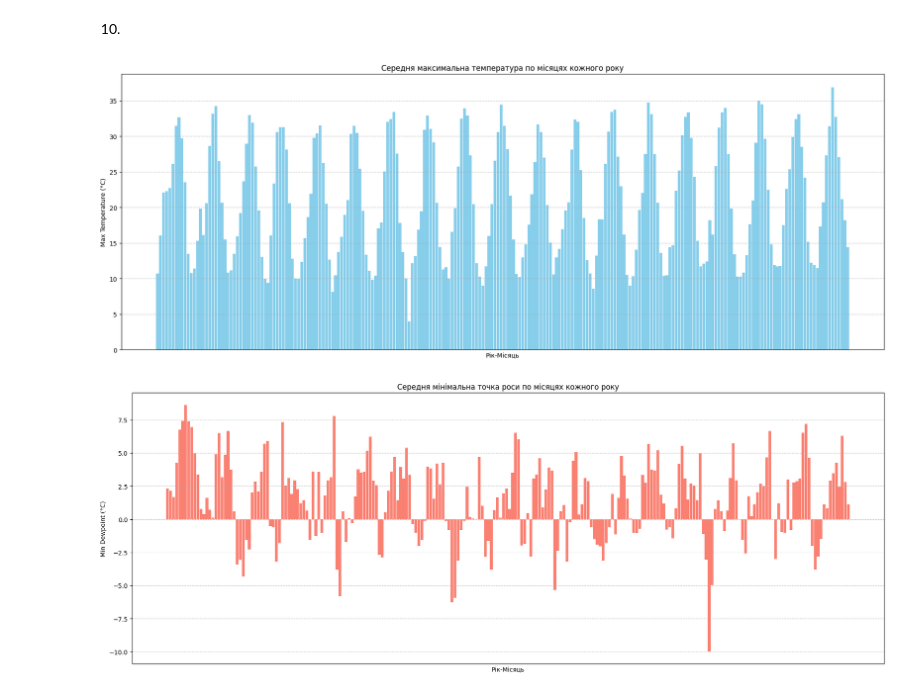
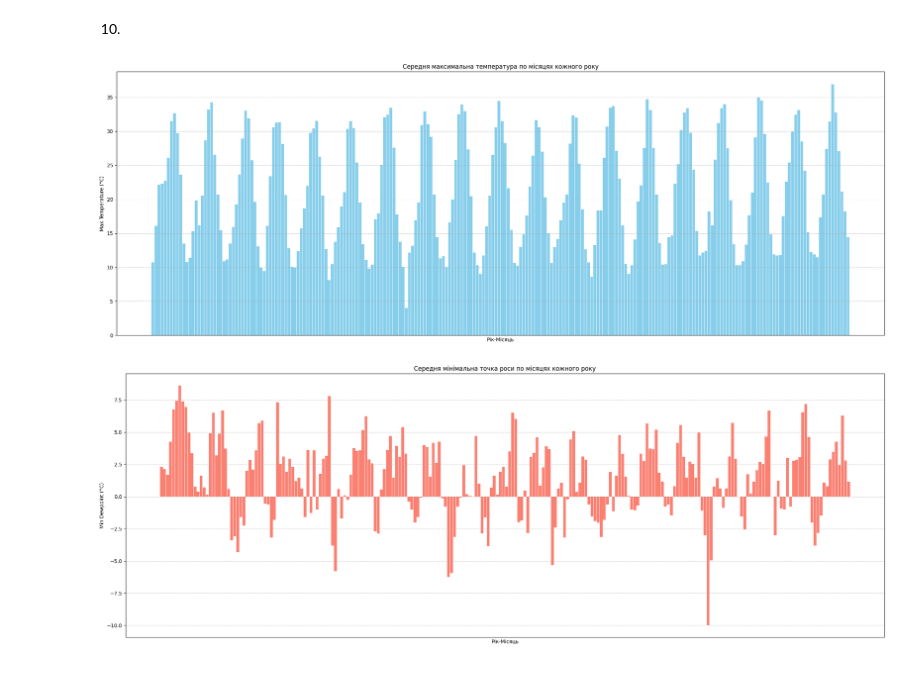
Before and after one commit to Temmi01/ML, a Jupyter notebook: lab1/lab1 Onofrei.ipynb, the cells around one changed output. Cells and saved outputs as stored; diff of their text form; code cells hidden in the pictures.

```diff
--- a/lab1/lab1 Onofrei.ipynb
+++ b/lab1/lab1 Onofrei.ipynb
@@ -181,31 +190,32 @@ plt.show()
 # %%
 monthly_avg = data.groupby(["Year", "Month"]).agg({
     "Max TemperatureC": "mean",
     "Min DewpointC": "mean"
 }).reset_index()
 
 monthly_avg[["Max TemperatureC", "Min DewpointC"]] = monthly_avg[["Max TemperatureC", "Min DewpointC"]].round(2)
 
 monthly_avg["YearMonth"] = monthly_avg["Year"].astype(str) + "-" + monthly_avg["Month"].astype(str)
 
 plt.figure(figsize=(22,8))
 plt.bar(monthly_avg["YearMonth"], monthly_avg["Max TemperatureC"], color="skyblue", width=0.9)
 plt.xlabel("Рік-Місяць")
 plt.ylabel("Max Temperature (°C)")
 plt.title("Середня максимальна температура по місяцях кожного року")
 plt.xticks([])
 plt.grid(axis="y", linestyle="--", alpha=0.7)
+plt.tight_layout()
 plt.show()
 
-# Графік 2: Середня Min Dewpoint
 plt.figure(figsize=(22,8))
 plt.bar(monthly_avg["YearMonth"], monthly_avg["Min DewpointC"], color="salmon", width=0.9)
 plt.xlabel("Рік-Місяць")
 plt.ylabel("Min Dewpoint (°C)")
 plt.title("Середня мінімальна точка роси по місяцях кожного року")
 plt.xticks([])
 plt.grid(axis="y", linestyle="--", alpha=0.7)
+plt.tight_layout()
 plt.show()
 # %% [output]
-[figure, old version]
+[figure, new version]
-[figure, old version]
+[figure, new version]
```
Also changed, not shown: parts of 4 cells of this notebook, 3 other files.
